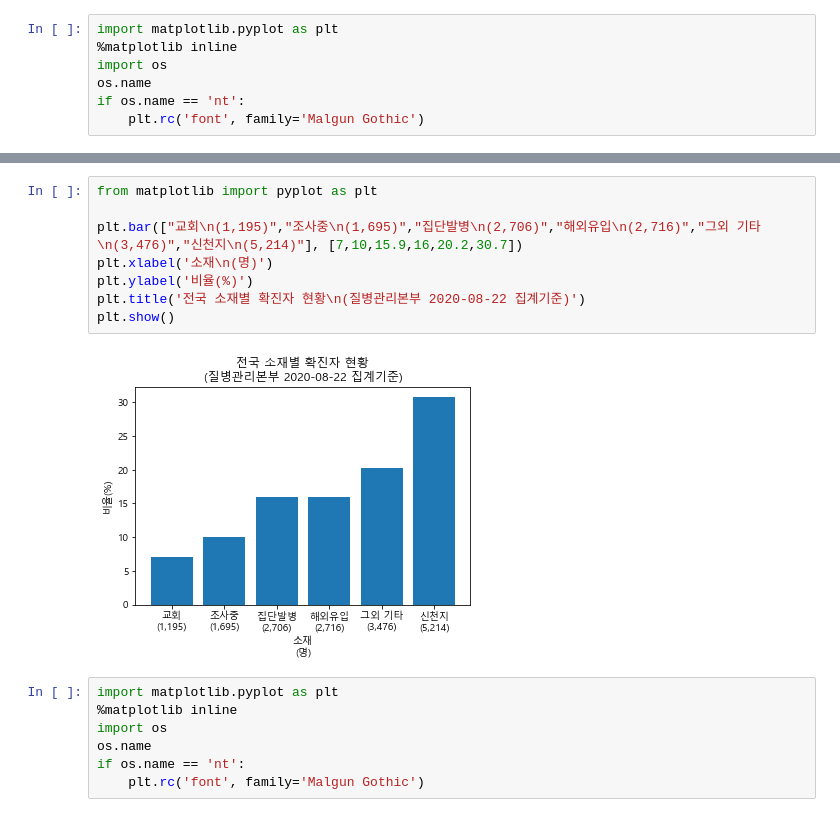
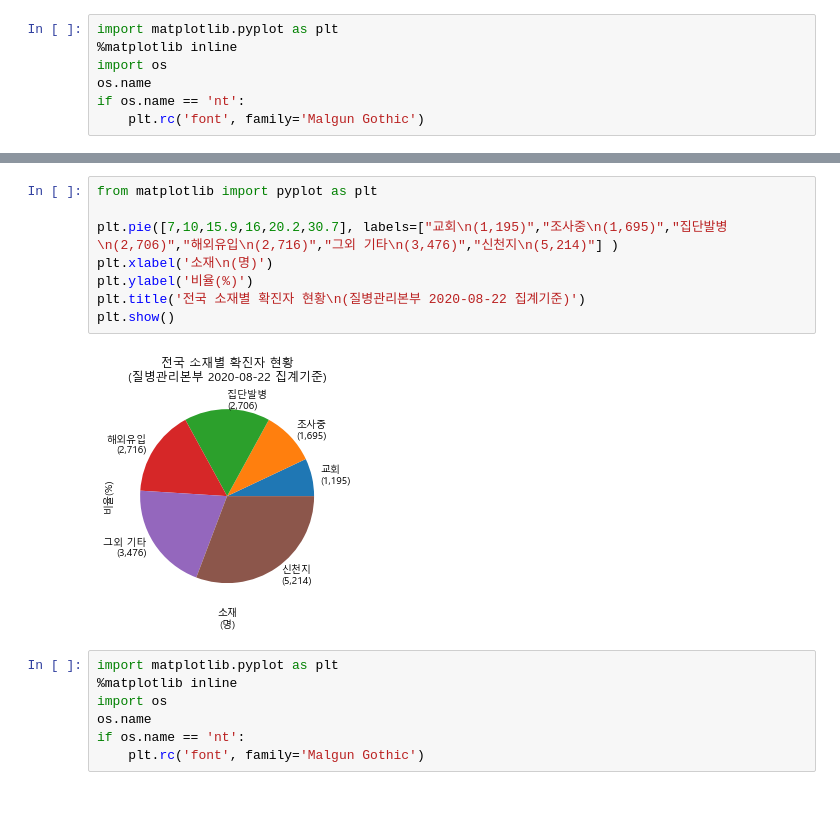
Before and after one commit to Lagom92/covid_visualize, a Jupyter notebook: note/covid.ipynb, the cells around one changed output, grey strips where cells are left out. Drawn from its saved outputs; the diff is of its cells as text.

```diff
--- a/note/covid.ipynb
+++ b/note/covid.ipynb
@@ -25,13 +41,13 @@ if os.name == 'nt':
 # %%
 from matplotlib import pyplot as plt
 
-plt.bar(["교회\n(1,195)","조사중\n(1,695)","집단발병\n(2,706)","해외유입\n(2,716)","그외 기타\n(3,476)","신천지\n(5,214)"], [7,10,15.9,16,20.2,30.7])
+plt.pie([7,10,15.9,16,20.2,30.7], labels=["교회\n(1,195)","조사중\n(1,695)","집단발병\n(2,706)","해외유입\n(2,716)","그외 기타\n(3,476)","신천지\n(5,214)"] )
 plt.xlabel('소재\n(명)')
 plt.ylabel('비율(%)')
 plt.title('전국 소재별 확진자 현황\n(질병관리본부 2020-08-22 집계기준)')
 plt.show()
 # %% [output]
-[figure, old version]
+[figure, new version]
 # %%
 import matplotlib.pyplot as plt
 %matplotlib inline
```
Also changed, not shown: parts of 2 cells of this notebook, 12 other files.
